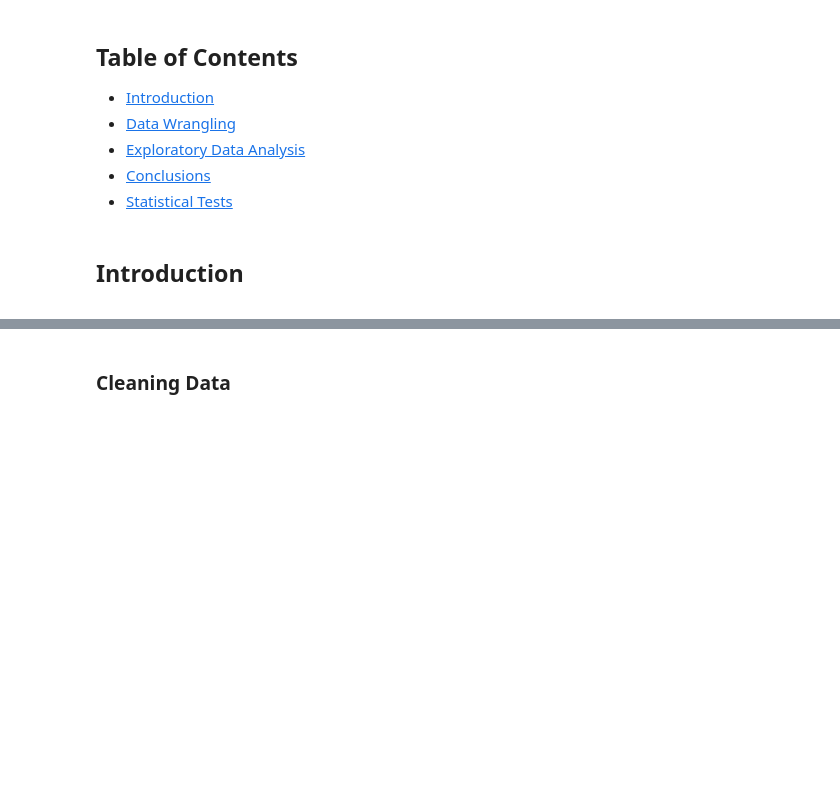
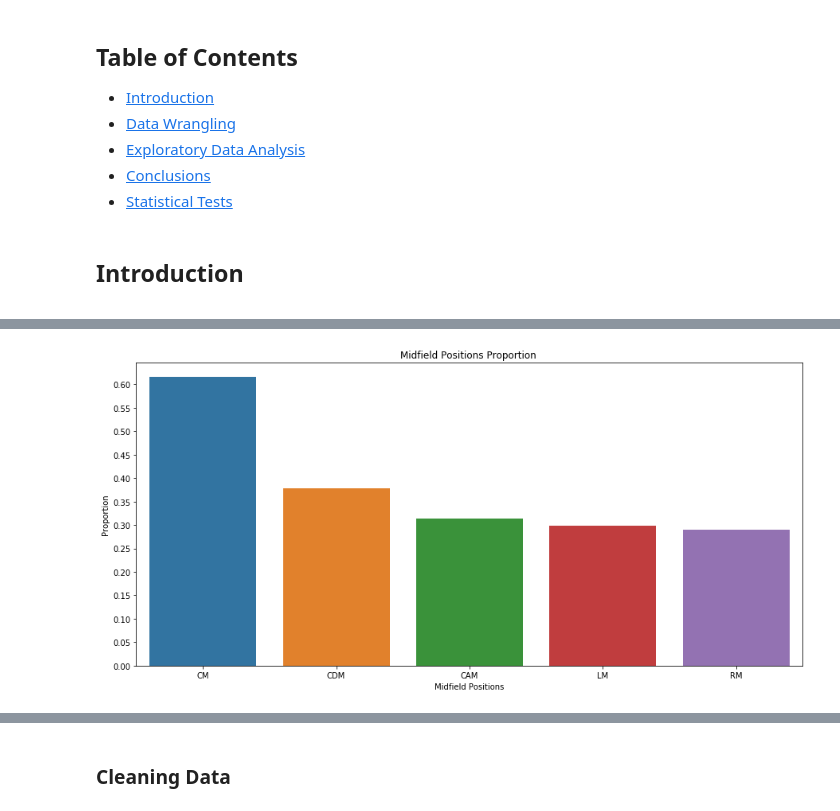
Before and after one commit to eduardopd/fifa-20-dataset, a Jupyter notebook: fifa-fut-2020-analysis.ipynb, the cells around one changed output, grey strips where cells are left out. Cells and saved outputs as stored; diff of their text form; code cells hidden in the pictures; blank space fills up the shorter version.

```diff
--- a/fifa-fut-2020-analysis.ipynb
+++ b/fifa-fut-2020-analysis.ipynb
@@ -153,0 +219,23 @@ attack = df.query('position == "ST" or position == "CF" or position == "RF" or p
+# %%
+# Proportion Per Midfield Positions
+
+n = attack.shape[0]
+max_count = midfield['position'].value_counts().max()
+max_prop = max_count / n
+
+# Tick mark locations
+tick_props = np.arange(0, 1, 0.05)
+tick_names = ['{:0.2f}'.format(v) for v in tick_props]
+
+def graph_midfield():
+    sb.countplot(data = midfield, x = 'position', order = midfield['position'].value_counts().index);
+    plt.xlabel('Midfield Positions')
+    plt.ylabel('Proportion')
+    plt.title('Midfield Positions Proportion ')
+
+plt.figure(figsize=[15,7])
+plt.yticks(tick_props * n, tick_names)
+
+graph_midfield()
+# %% [output]
+[figure, added]
```
Also changed, not shown: parts of 41 cells of this notebook.
